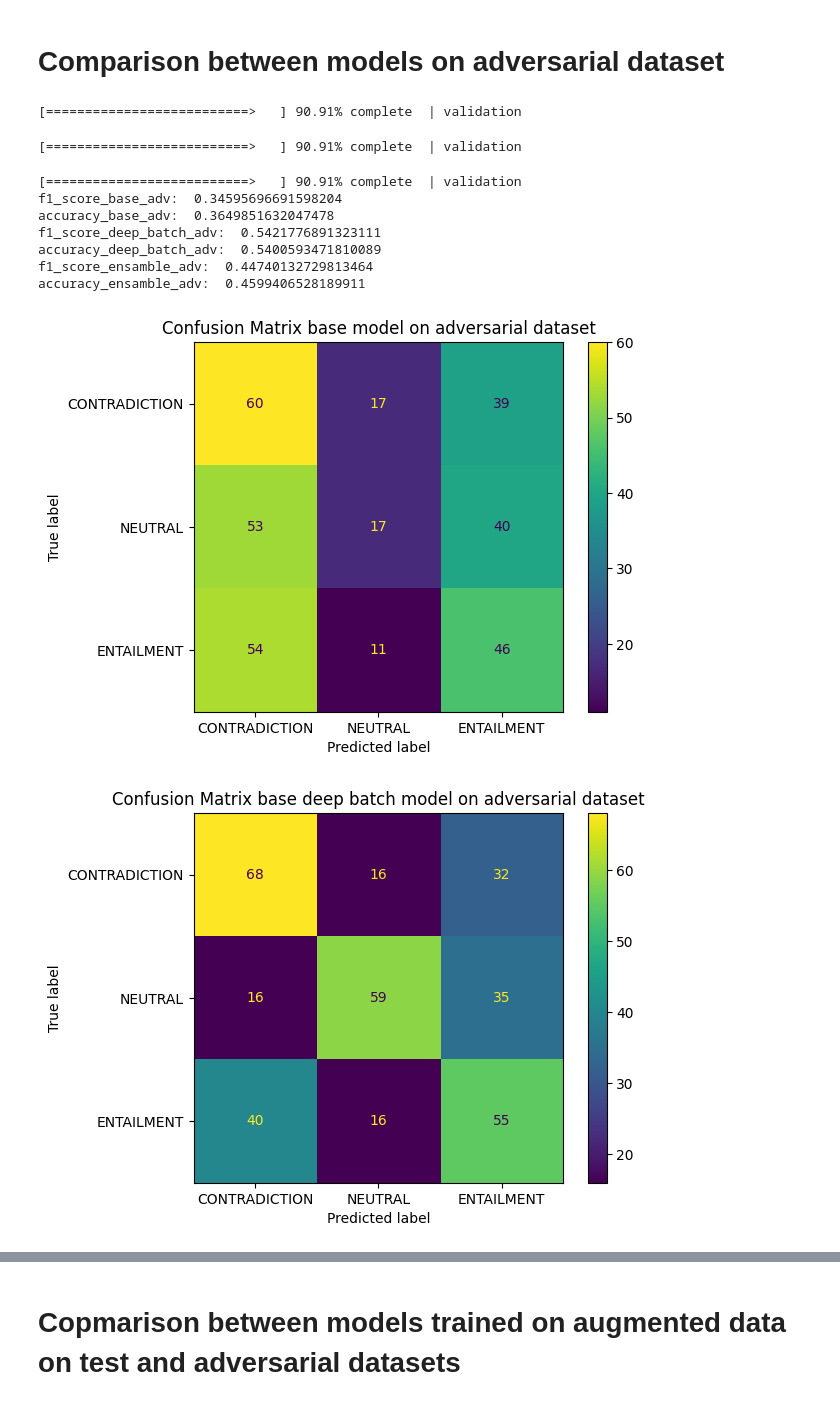
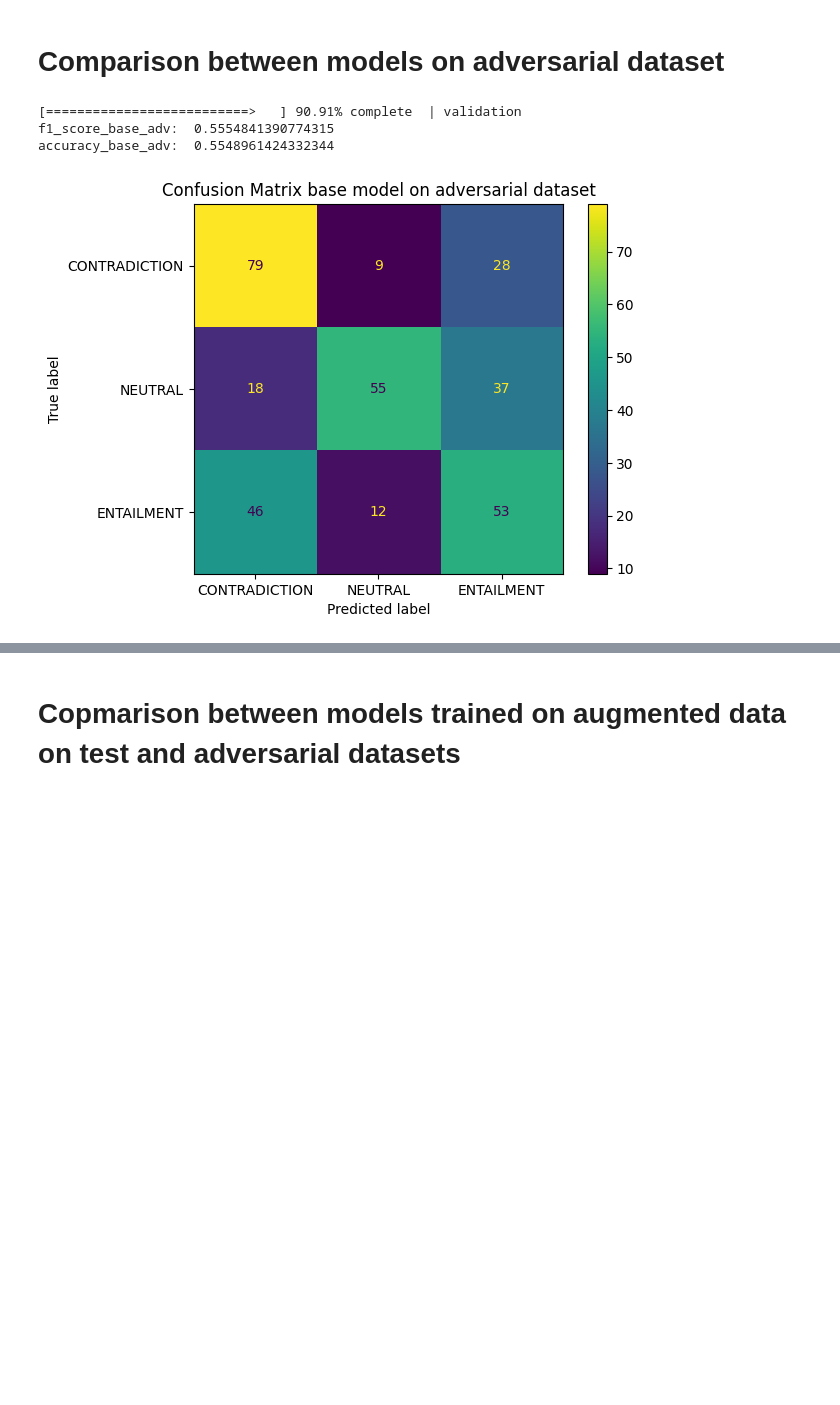
Before and after one commit to monteleone-1883922/hw2_nlp, a Jupyter notebook: main.ipynb, the cells around one changed output, grey strips where cells are left out. Cells and saved outputs as stored; diff of their text form; code cells hidden in the pictures; blank space fills up the shorter version.

```diff
--- a/main.ipynb
+++ b/main.ipynb
@@ -905,8 +831,9 @@ class Trainer():
         return hours, minutes, seconds
 
 
-    def train(self, epochs: int, use_wandb: bool = False, config: dict = {}, name: str="", target_f1: float=0.0):
+    def train(self, epochs: int, use_wandb: bool = False, config: dict = {}, name: str="", target_f1: float=0.0, early_stopping=1000):
         start_time = time.time()
+        restart_stopping = early_stopping
         best_model = None
         old_name = ''
         if use_wandb:
@@ -964,6 +891,13 @@ class Trainer():
                     os.remove(old_name)
                 old_name = name + f'-{target_f1}.pth'
                 torch.save(best_model, name + f'-{target_f1}.pth')
+                early_stopping = restart_stopping
+            else:
+                early_stopping -= 1
+                if early_stopping == 0:
+                    self.model.load_state_dict(best_model)
+                    print('\nbest f1: ', target_f1)
+                    return
             if use_wandb:
                 wandb.log({"validation_loss": validation_loss,
                       "precision": precision,
@@ -972,7 +906,8 @@ class Trainer():
                       "accuracy": accuracy,
                       "train_loss": total_loss / len(self.train_dataloader)})
             if self.scheduler is not None:
-                self.scheduler.step()
+                self.scheduler.step(f1)
+        self.model.load_state_dict(best_model)
         print('\nbest f1: ', target_f1)
         if use_wandb:
             wandb.finish()
@@ -1245,71 +1164,28 @@ for title, cm in zip(titles, confusion_matrices):
 # %% [markdown]
 # Comparison between models on adversarial dataset
 # %%
-model_base = RobertaClassifier(False).to(DEVICE)
+#model_base = RobertaClassifier(False).to(DEVICE)
 
-trainer = Trainer(model_base, None, None, None, nn.CrossEntropyLoss(),'cuda' if torch.cuda.is_available() else 'cpu')#, scheduler = torch.optim.lr_scheduler.MultiStepLR(optimizer,[2],0.2))
+trainer = Trainer(model, None, None, None, nn.CrossEntropyLoss(),'cuda' if torch.cuda.is_available() else 'cpu')#, scheduler = torch.optim.lr_scheduler.MultiStepLR(optimizer,[2],0.2))
 
 
-adv_validation_loss_1, adv_precision_1, adv_recall_1, adv_f1_1, adv_accuracy_1, adv_cm_1 = trainer.validate(test_dataloader=adversarial_dataloader, load_from='/kaggle/input/models/base_1e-4_108-0.7284320746977797.pth')
-
-
-
-model_base_deep_batch = RobertaClassifierDeepBatch(False).to(DEVICE)
-
-trainer.model = model_base_deep_batch
-
-adv_validation_loss_2, adv_precision_2, adv_recall_2, adv_f1_2, adv_accuracy_2, adv_cm_2 = trainer.validate(test_dataloader=adversarial_dataloader, load_from='/kaggle/input/models/deep_base_batch_adamW_5e-5_108-0.7295309063203738.pth')
-
-model1 = RobertaClassifier(False)
-model1.load_state_dict(torch.load("/kaggle/input/models/base_1e-4_108-0.7284320746977797.pth"))
-
-model2 = model_base_deep_batch = RobertaClassifierDeepBatch(False)
-model2.load_state_dict(torch.load("/kaggle/input/models/deep_base_batch_adamW_5e-5_108-0.7295309063203738.pth"))
-
-ensamble_model = EnsembleModel([model1, model2]).to(DEVICE)
-trainer.model = ensamble_model
-adv_validation_loss_3, adv_precision_3, adv_recall_3, adv_f1_3, adv_accuracy_3, adv_cm_3 = trainer.validate(test_dataloader=adversarial_dataloader)
-
+adv_validation_loss_1, adv_precision_1, adv_recall_1, adv_f1_1, adv_accuracy_1, adv_cm_1 = trainer.validate(test_dataloader=adversarial_dataloader)#, load_from='/kaggle/working/base_adamW_3e-5_108-0.7247483655472419.pth')
 
 
 print("\nf1_score_base_adv: ", adv_f1_1)
 # print(f1_2)
 print("accuracy_base_adv: ", adv_accuracy_1)
-
-print("f1_score_deep_batch_adv: ", adv_f1_2)
-# print(f1_2)
-print("accuracy_deep_batch_adv: ", adv_accuracy_2)
-
-print("f1_score_ensamble_adv: ", adv_f1_3)
-# print(f1_2)
-print("accuracy_ensamble_adv: ", adv_accuracy_3)
 
 
 disp = ConfusionMatrixDisplay(confusion_matrix=adv_cm_1, display_labels=['CONTRADICTION', 'NEUTRAL','ENTAILMENT' ])
 disp.plot()
 plt.title('Confusion Matrix base model on adversarial dataset')
 plt.savefig('Confusion_Matrix_base_model_on_adversarial_dataset.png')
 
-disp = ConfusionMatrixDisplay(confusion_matrix=adv_cm_2, display_labels=['CONTRADICTION', 'NEUTRAL','ENTAILMENT' ])
-disp.plot()
-plt.title('Confusion Matrix base deep batch model on adversarial dataset')
-plt.savefig('Confusion_Matrix_base_deep_batch_model_on_adversarial_dataset.png')
-
-disp = ConfusionMatrixDisplay(confusion_matrix=adv_cm_3, display_labels=['CONTRADICTION', 'NEUTRAL','ENTAILMENT' ])
-disp.plot()
-plt.title('Confusion Matrix ensamble model on adversarial dataset')
-plt.savefig('Confusion_Matrix_ensable_model_on_adversarial_dataset.png')
 
 plt.show()
 # %% [output]
 [==========================>   ] 90.91% complete  | validation
+f1_score_base_adv:  0.5554841390774315
+accuracy_base_adv:  0.5548961424332344
-[==========================>   ] 90.91% complete  | validation
-[==========================>   ] 90.91% complete  | validation
-f1_score_base_adv:  0.34595696691598204
-accuracy_base_adv:  0.3649851632047478
-f1_score_deep_batch_adv:  0.5421776891323111
-accuracy_deep_batch_adv:  0.5400593471810089
-f1_score_ensamble_adv:  0.44740132729813464
-accuracy_ensamble_adv:  0.4599406528189911
-[figure, old version]
+[figure, new version]
-[figure, removed]
```
Also changed, not shown: parts of 33 cells of this notebook.
